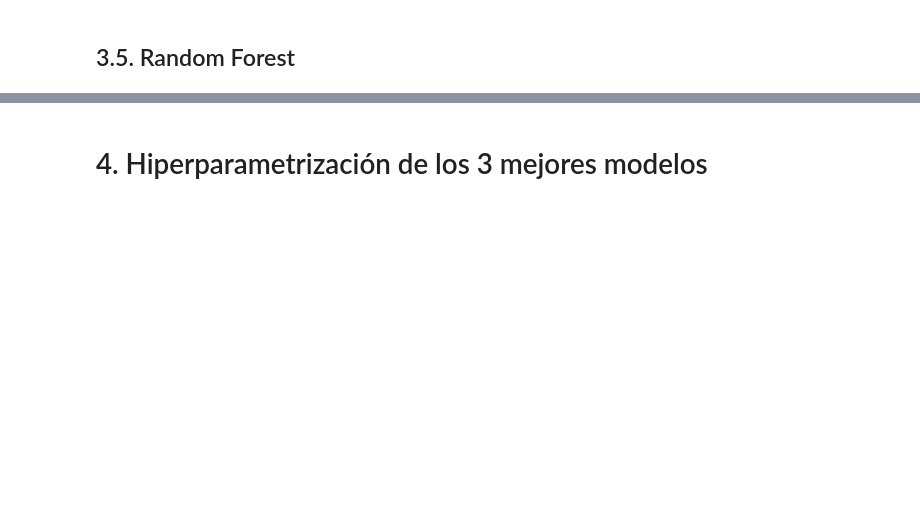
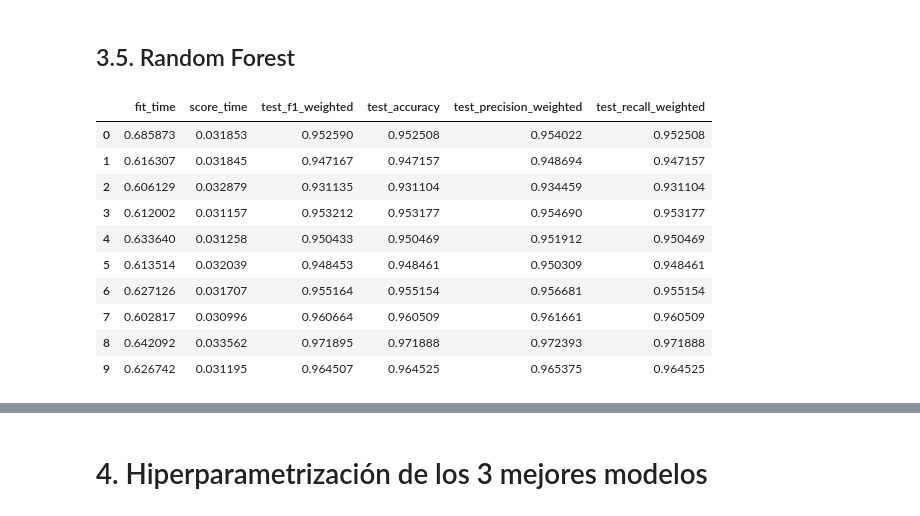
Before and after one commit to samuelperezh/factores-anemia-mineria, a Jupyter notebook: modelos.ipynb, the cells around one changed output, grey strips where cells are left out. Cells and saved outputs as stored; diff of their text form; code cells hidden in the pictures; blank space fills up the shorter version.

```diff
--- a/modelos.ipynb
+++ b/modelos.ipynb
@@ -432,2 +493,24 @@ medidas['SVM'] = [precision, sensibilidad, exactitud, f1score]
 # %% [markdown]
 ## 3.5. Random Forest
+# %%
+#Random Forest
+from sklearn.ensemble import RandomForestClassifier
+modelRF= RandomForestClassifier(n_estimators=100,  max_samples=0.8, criterion='gini',
+                                max_depth=None, min_samples_leaf=2)
+
+scores = cross_validate(modelRF, X_train, Y_train, cv=10, scoring=('f1_weighted', 'accuracy', 'precision_weighted', 'recall_weighted'),
+                        return_train_score=False, return_estimator=False)
+scores=pd.DataFrame(scores)
+scores
+# %% [output]
+|  | fit_time | score_time | test_f1_weighted | test_accuracy | test_precision_weighted | test_recall_weighted |
+| 0 | 0.685873 | 0.031853 | 0.952590 | 0.952508 | 0.954022 | 0.952508 |
+| 1 | 0.616307 | 0.031845 | 0.947167 | 0.947157 | 0.948694 | 0.947157 |
+| 2 | 0.606129 | 0.032879 | 0.931135 | 0.931104 | 0.934459 | 0.931104 |
+| 3 | 0.612002 | 0.031157 | 0.953212 | 0.953177 | 0.954690 | 0.953177 |
+| 4 | 0.633640 | 0.031258 | 0.950433 | 0.950469 | 0.951912 | 0.950469 |
+| 5 | 0.613514 | 0.032039 | 0.948453 | 0.948461 | 0.950309 | 0.948461 |
+| 6 | 0.627126 | 0.031707 | 0.955164 | 0.955154 | 0.956681 | 0.955154 |
+| 7 | 0.602817 | 0.030996 | 0.960664 | 0.960509 | 0.961661 | 0.960509 |
+| 8 | 0.642092 | 0.033562 | 0.971895 | 0.971888 | 0.972393 | 0.971888 |
+| 9 | 0.626742 | 0.031195 | 0.964507 | 0.964525 | 0.965375 | 0.964525 |
```
Also changed, not shown: parts of 49 cells of this notebook, 1 other file.
